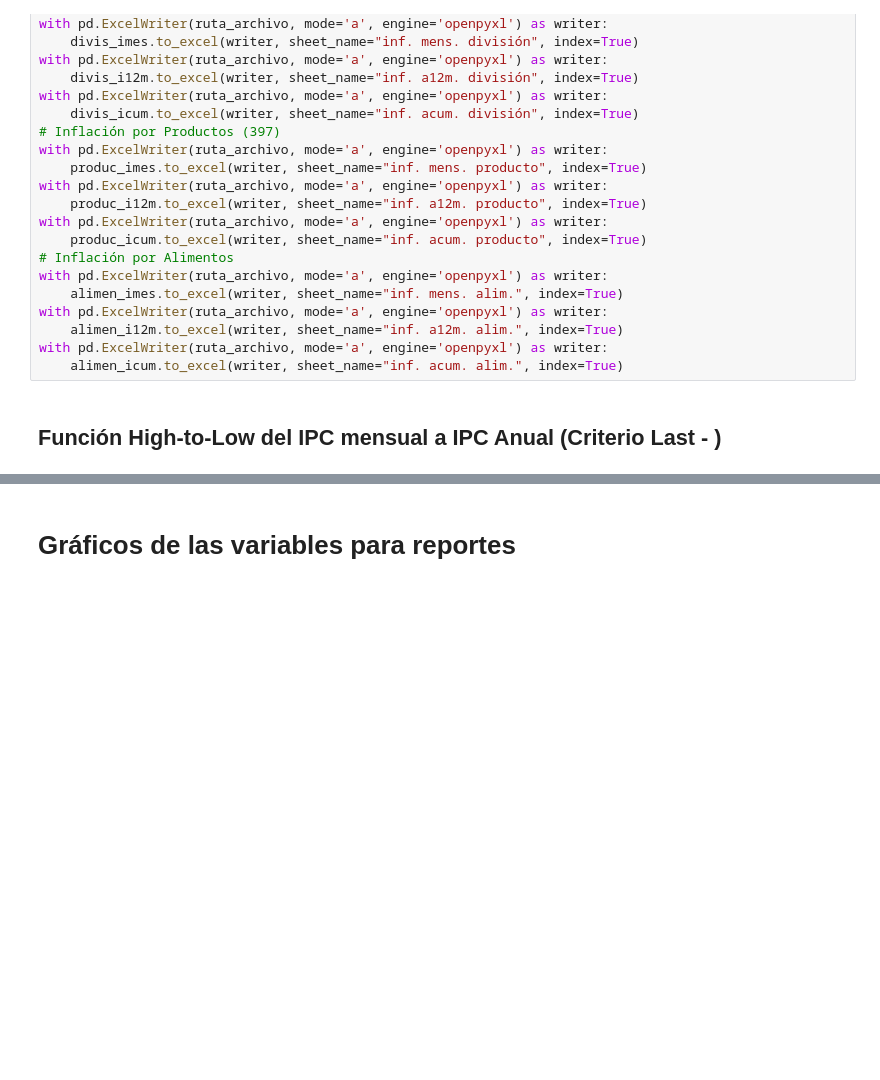
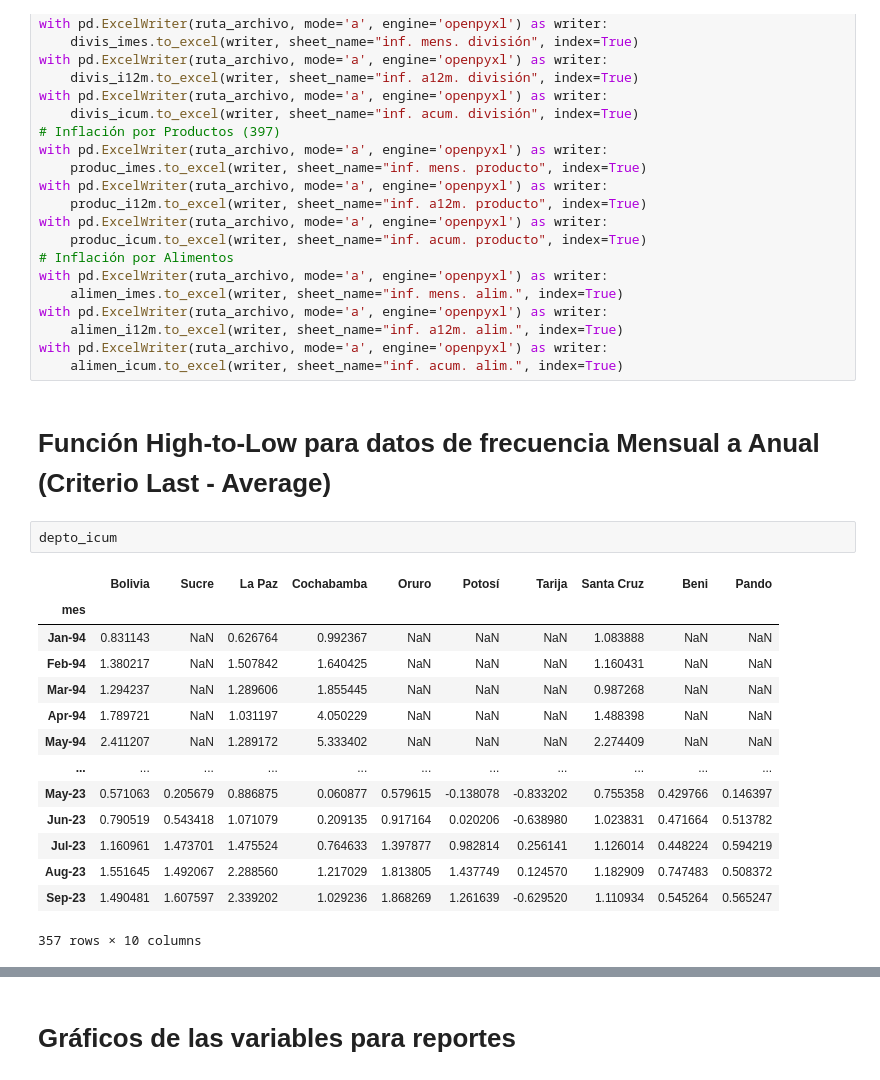
Before and after one commit to cesar-ramosh/Gobernanzas-de-datos, a Jupyter notebook: Sector_Precios.ipynb, the cells around one changed output, grey strips where cells are left out. Cells and saved outputs as stored; diff of their text form; blank space fills up the shorter version.

```diff
--- a/Sector_Precios.ipynb
+++ b/Sector_Precios.ipynb
@@ -515,4 +543,21 @@ with pd.ExcelWriter(ruta_archivo, mode='a', engine='openpyxl') as writer:
 with pd.ExcelWriter(ruta_archivo, mode='a', engine='openpyxl') as writer:
     alimen_icum.to_excel(writer, sheet_name="inf. acum. alim.", index=True)
 # %% [markdown]
-## Función High-to-Low del IPC mensual a IPC Anual (Criterio Last  - )
+# Función High-to-Low para datos de frecuencia Mensual a Anual (Criterio Last - Average)
+# %%
+depto_icum
+# %% [output]
+|  | Bolivia | Sucre | La Paz | Cochabamba | Oruro | Potosí | Tarija | Santa Cruz | Beni | Pando |
+| mes |  |  |  |  |  |  |  |  |  |  |
+| Jan-94 | 0.831143 | NaN | 0.626764 | 0.992367 | NaN | NaN | NaN | 1.083888 | NaN | NaN |
+| Feb-94 | 1.380217 | NaN | 1.507842 | 1.640425 | NaN | NaN | NaN | 1.160431 | NaN | NaN |
+| Mar-94 | 1.294237 | NaN | 1.289606 | 1.855445 | NaN | NaN | NaN | 0.987268 | NaN | NaN |
+| Apr-94 | 1.789721 | NaN | 1.031197 | 4.050229 | NaN | NaN | NaN | 1.488398 | NaN | NaN |
+| May-94 | 2.411207 | NaN | 1.289172 | 5.333402 | NaN | NaN | NaN | 2.274409 | NaN | NaN |
+| ... | ... | ... | ... | ... | ... | ... | ... | ... | ... | ... |
+| May-23 | 0.571063 | 0.205679 | 0.886875 | 0.060877 | 0.579615 | -0.138078 | -0.833202 | 0.755358 | 0.429766 | 0.146397 |
+| Jun-23 | 0.790519 | 0.543418 | 1.071079 | 0.209135 | 0.917164 | 0.020206 | -0.638980 | 1.023831 | 0.471664 | 0.513782 |
+| Jul-23 | 1.160961 | 1.473701 | 1.475524 | 0.764633 | 1.397877 | 0.982814 | 0.256141 | 1.126014 | 0.448224 | 0.594219 |
+| Aug-23 | 1.551645 | 1.492067 | 2.288560 | 1.217029 | 1.813805 | 1.437749 | 0.124570 | 1.182909 | 0.747483 | 0.508372 |
+| Sep-23 | 1.490481 | 1.607597 | 2.339202 | 1.029236 | 1.868269 | 1.261639 | -0.629520 | 1.110934 | 0.545264 | 0.565247 |
+357 rows × 10 columns
```
Also changed, not shown: parts of 6 cells of this notebook.
